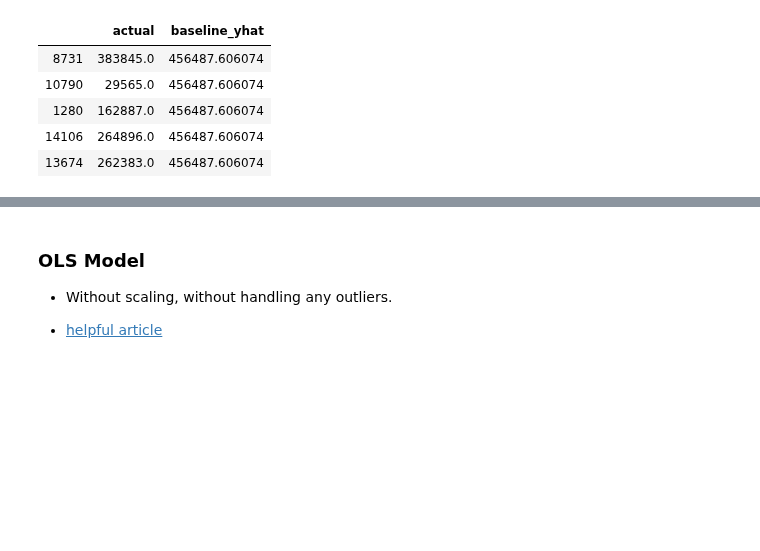
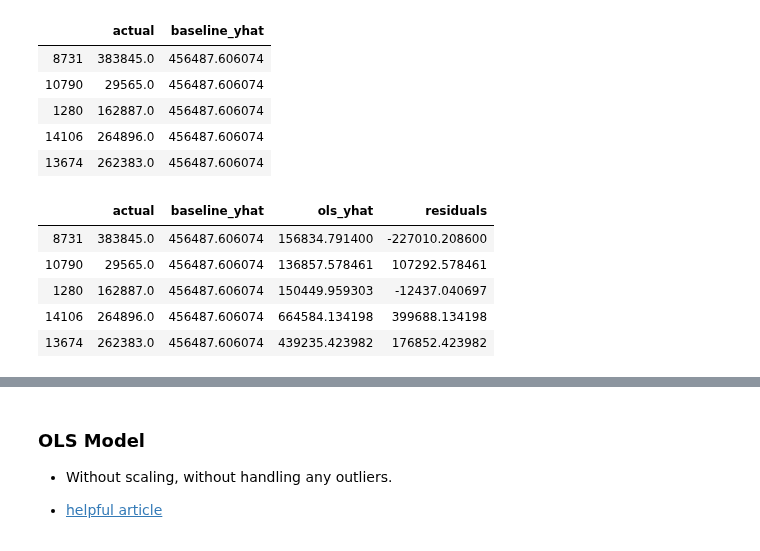
Before and after one commit to faithkane3/zillow_project, a Jupyter notebook: zillow_project_walkthrough.ipynb, the cells around one changed output, grey strips where cells are left out. Saved outputs shown, nothing was run; the diff lists cells and outputs as text; code cells hidden in the pictures; blank space fills up the shorter version.

```diff
--- a/zillow_project_walkthrough.ipynb
+++ b/zillow_project_walkthrough.ipynb
@@ -295,3 +295,13 @@ ols_eval.head()
 | 1280 | 162887.0 | 456487.606074 |
 | 14106 | 264896.0 | 456487.606074 |
 | 13674 | 262383.0 | 456487.606074 |
+# %%
+ols_eval['residuals'] = ols_eval.ols_yhat - ols_eval.actual
+ols_eval.head()
+# %% [output]
+|  | actual | baseline_yhat | ols_yhat | residuals |
+| 8731 | 383845.0 | 456487.606074 | 156834.791400 | -227010.208600 |
+| 10790 | 29565.0 | 456487.606074 | 136857.578461 | 107292.578461 |
+| 1280 | 162887.0 | 456487.606074 | 150449.959303 | -12437.040697 |
+| 14106 | 264896.0 | 456487.606074 | 664584.134198 | 399688.134198 |
+| 13674 | 262383.0 | 456487.606074 | 439235.423982 | 176852.423982 |
```
Also changed, not shown: parts of 3 cells of this notebook, 2 other files.
